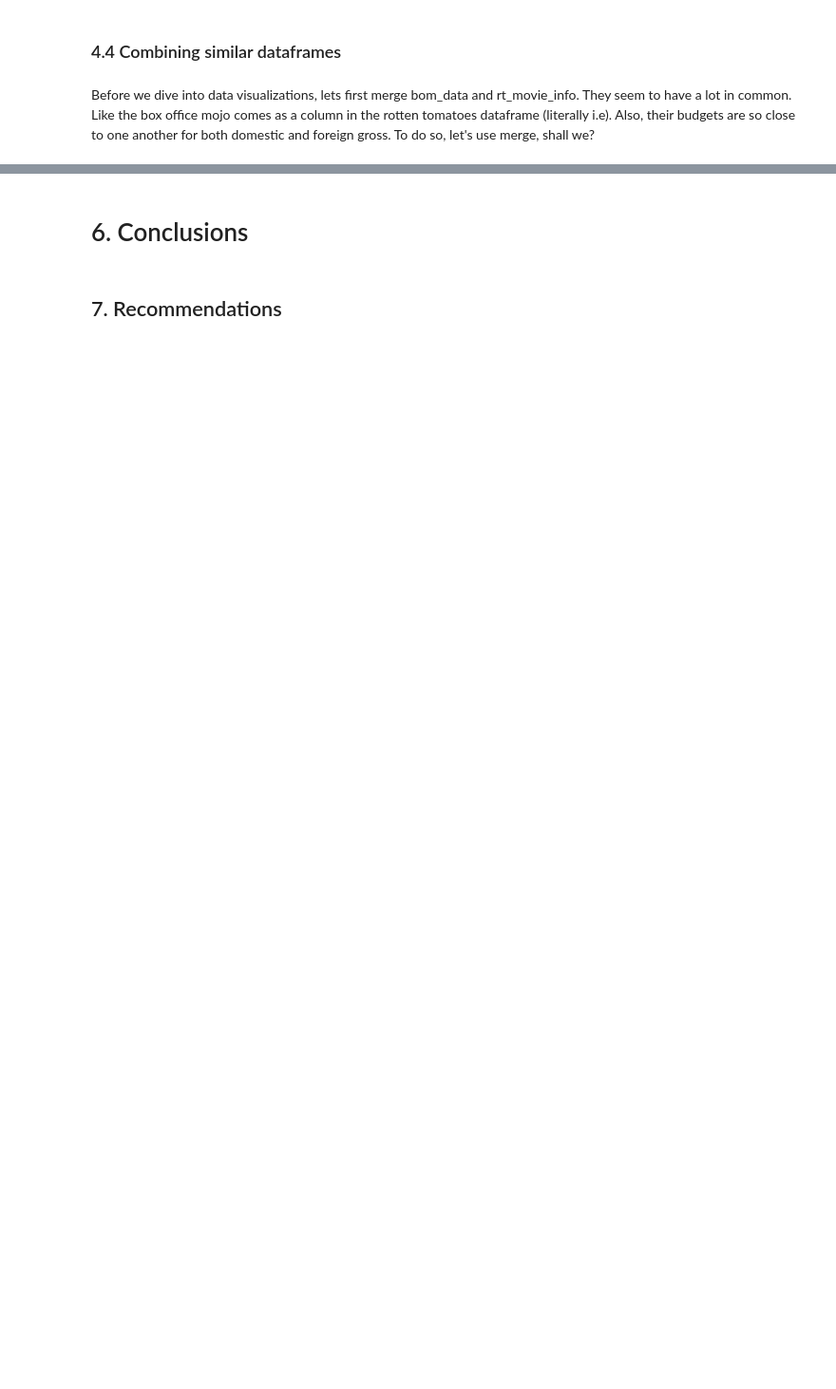
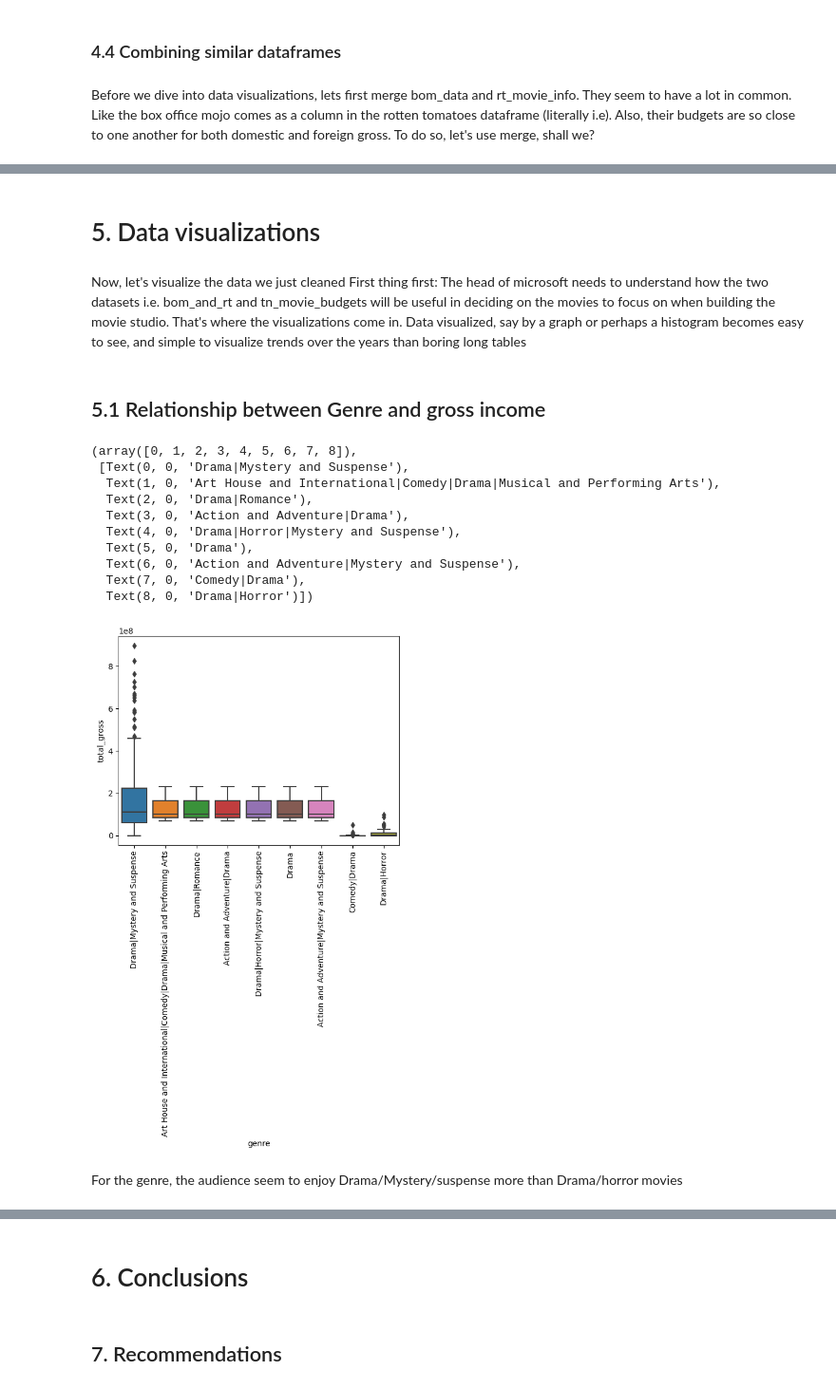
Before and after one commit to MuchiriKinyua/Microsoft-Movie-Project, a Jupyter notebook: Microsoft Movie project.ipynb, the cells around one changed output, grey strips where cells are left out. Shown at 95% size. Drawn from its saved outputs; the diff is of its cells as text; code cells hidden in the pictures; blank space fills up the shorter version.

```diff
--- a/Microsoft Movie project.ipynb
+++ b/Microsoft Movie project.ipynb
@@ -843,0 +834,25 @@ That's where the visualizations come in. Data visualized, say by a graph or perh
+# %% [markdown]
+# 5. Data visualizations
+# %% [markdown]
+Now, let's visualize the data we just cleaned </br>
+First thing first: The head of microsoft needs to understand how the two datasets i.e. bom_and_rt and tn_movie_budgets will be useful in deciding on the movies to focus on when building the movie studio. </br>
+That's where the visualizations come in. Data visualized, say by a graph or perhaps a histogram becomes easy to see, and simple to visualize trends over the years than boring long tables
+# %% [markdown]
+## 5.1 Relationship between Genre and gross income
+# %%
+sns.boxplot(data = bom_and_rt,x = "genre", y = "total_gross")
+plt.xticks(rotation = 90)
+# %% [output]
+(array([0, 1, 2, 3, 4, 5, 6, 7, 8]),
+ [Text(0, 0, 'Drama|Mystery and Suspense'),
+  Text(1, 0, 'Art House and International|Comedy|Drama|Musical and Performing Arts'),
+  Text(2, 0, 'Drama|Romance'),
+  Text(3, 0, 'Action and Adventure|Drama'),
+  Text(4, 0, 'Drama|Horror|Mystery and Suspense'),
+  Text(5, 0, 'Drama'),
+  Text(6, 0, 'Action and Adventure|Mystery and Suspense'),
+  Text(7, 0, 'Comedy|Drama'),
+  Text(8, 0, 'Drama|Horror')])
+[figure, added]
+# %% [markdown]
+For the genre, the audience seem to enjoy Drama/Mystery/suspense more than Drama/horror movies
```
Also changed, not shown: parts of 29 cells of this notebook.
